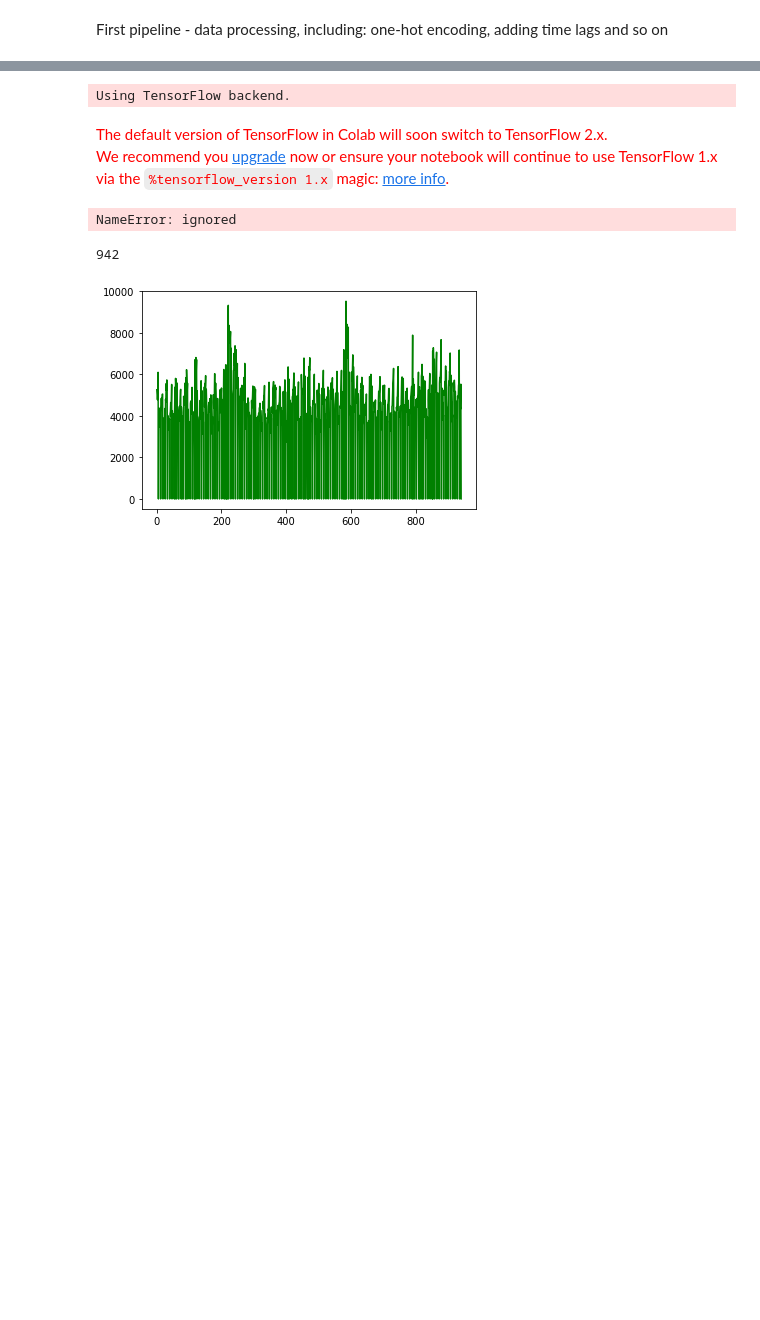
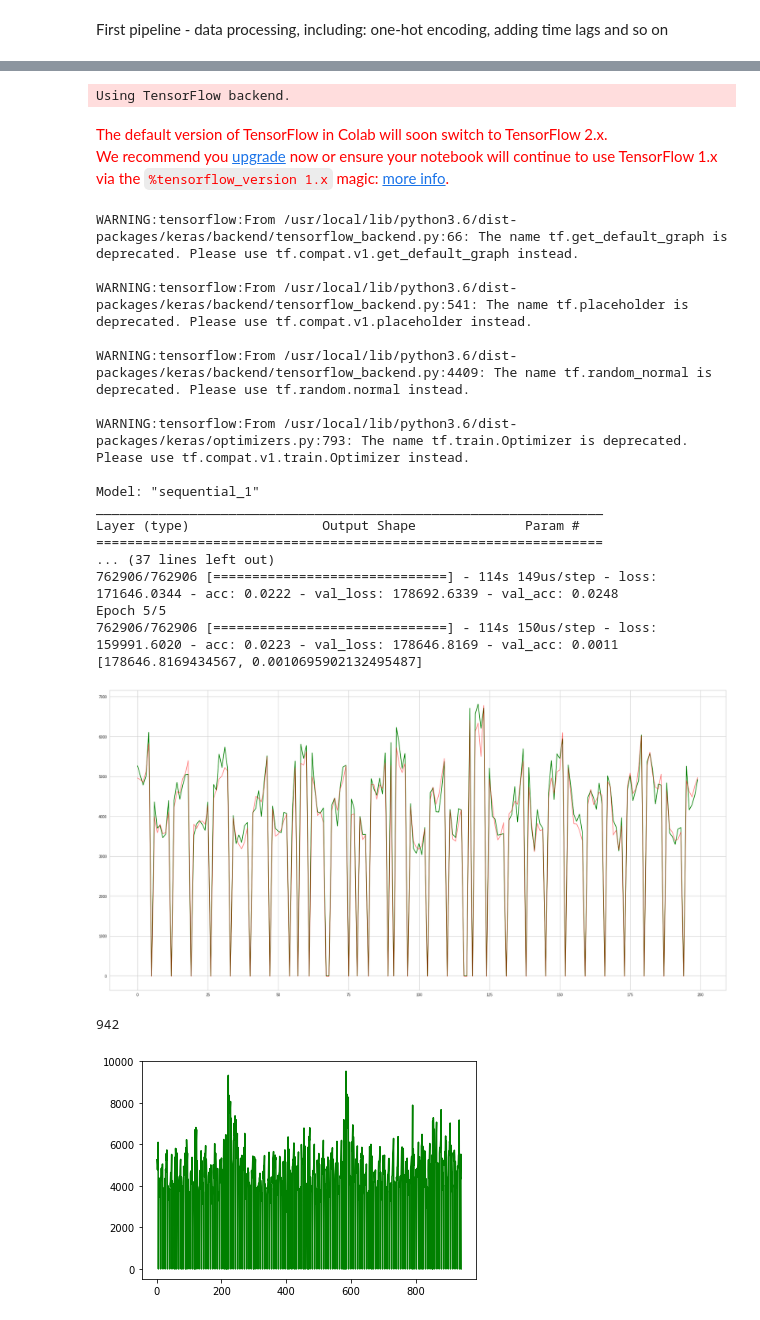
Before and after one commit to kirillzyusko/stock-predictions, a Jupyter notebook: lab.ipynb, the cells around one changed output, grey strips where cells are left out. Drawn from its saved outputs; the diff is of its cells as text; code cells hidden in the pictures; blank space fills up the shorter version.

```diff
--- a/lab.ipynb
+++ b/lab.ipynb
@@ -55,7 +55,7 @@ def get_store_data():
     df = one_hot(df, 'State')
     df = one_hot(df, 'StoreType')
     df = one_hot(df, 'Assortment')
-    agg = train.groupby('Store')['Sales'].agg([pd.np.max, pd.np.median, pd.np.mean]).reset_index()
+    agg = train.groupby('Store')['Sales'].agg([pd.np.mean]).reset_index()
     df = pd.concat([df, agg], axis=1)
 
     df.drop([
@@ -180,42 +168,61 @@ X_vis = X[X['Store_1'] == 1][0:200]#.drop(['Store'], axis=1, inplace=True)
 
 from sklearn.preprocessing import StandardScaler
 
-standardized_data = StandardScaler().fit_transform(X)
+scaler = StandardScaler()
+standardized_data = scaler.fit_transform(X)
 
 X_train, X_test, y_train, y_test = train_test_split(standardized_data, y, test_size=0.25, random_state=42)
+X_vis = scaler.transform(X_vis)
 
 length, features = data.shape
 
 model = Sequential()
 model.add(Dense(int(1774), input_dim=features, kernel_initializer='normal', kernel_regularizer=regularizers.l2(0.001), activation='relu', name='hidden_1'))
 #model.add(Dropout(0.4, name='dropout_1'))
 model.add(Dense(int(1183), kernel_initializer='normal', activation='relu', kernel_regularizer=regularizers.l2(0.001), name='hidden_2'))
 #model.add(Dropout(0.4, name='dropout_2'))
 model.add(Dense(int(591), kernel_initializer='normal', activation='relu', kernel_regularizer=regularizers.l2(0.001), name='hidden_3'))
 #model.add(Dropout(0.5, name='dropout_3'))
 model.add(Dense(1, kernel_initializer='normal', kernel_regularizer=regularizers.l2(0.01), name='output_layer'))
 
 # Compile model
 model.compile(loss='mse', optimizer='adam', metrics=['accuracy'])
 
 print(model.summary())
 
 model.fit(X_train, y_train,
           epochs=5,
           validation_data=(X_test, y_test),
           verbose=1)
 
 score = model.evaluate(X_test, y_test, verbose=0)
 print(score)
 
 plt.plot(range(200), y_vis, color='green')
 plt.plot(range(200), model.predict(X_vis).flatten(), color='red', alpha=0.5)
 plt.show()
 # %% [output]
 Using TensorFlow backend.
 The default version of TensorFlow in Colab will soon switch to TensorFlow 2.x.
 We recommend you upgrade now or ensure your notebook will continue to use TensorFlow 1.x via the %tensorflow_version 1.x magic: more info.
-NameError: ignored
+WARNING:tensorflow:From /usr/local/lib/python3.6/dist-packages/keras/backend/tensorflow_backend.py:66: The name tf.get_default_graph is deprecated. Please use tf.compat.v1.get_default_graph instead.
+
+WARNING:tensorflow:From /usr/local/lib/python3.6/dist-packages/keras/backend/tensorflow_backend.py:541: The name tf.placeholder is deprecated. Please use tf.compat.v1.placeholder instead.
+
+WARNING:tensorflow:From /usr/local/lib/python3.6/dist-packages/keras/backend/tensorflow_backend.py:4409: The name tf.random_normal is deprecated. Please use tf.random.normal instead.
+
+WARNING:tensorflow:From /usr/local/lib/python3.6/dist-packages/keras/optimizers.py:793: The name tf.train.Optimizer is deprecated. Please use tf.compat.v1.train.Optimizer instead.
+
+Model: "sequential_1"
+_________________________________________________________________
+Layer (type)                 Output Shape              Param #
+=================================================================
+... (37 lines left out)
+762906/762906 [==============================] - 114s 149us/step - loss: 171646.0344 - acc: 0.0222 - val_loss: 178692.6339 - val_acc: 0.0248
+Epoch 5/5
+762906/762906 [==============================] - 114s 150us/step - loss: 159991.6020 - acc: 0.0223 - val_loss: 178646.8169 - val_acc: 0.0011
+[178646.8169434567, 0.0010695902132495487]
+[figure, added]
 # %%
 import pandas as pd
 import matplotlib.pyplot as plt
```
Also changed, not shown: parts of 2 cells of this notebook.
